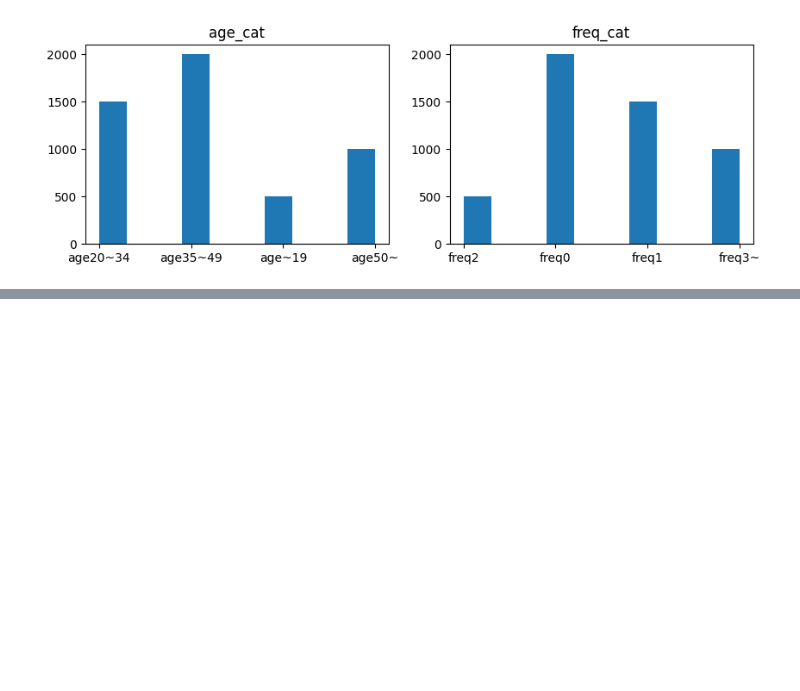
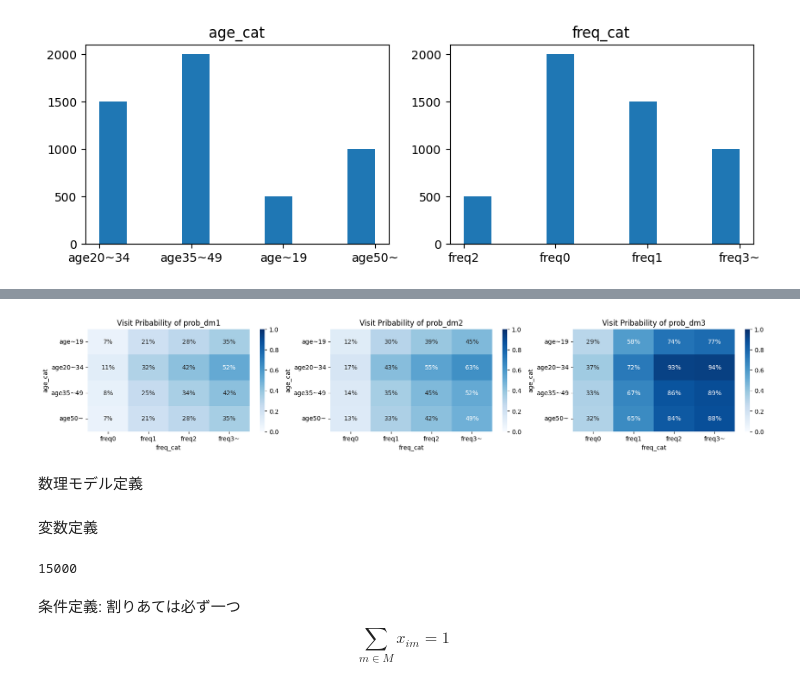
Before and after one commit to akmiccom/python_optimize, a Jupyter notebook: notebooks/chapter_04.ipynb, the cells around one changed output, grey strips where cells are left out. Saved outputs shown, nothing was run; the diff lists cells and outputs as text; code cells hidden in the pictures; blank space fills up the shorter version.

```diff
--- a/notebooks/chapter_04.ipynb
+++ b/notebooks/chapter_04.ipynb
@@ -16,4 +17,4 @@ import seaborn as sns
 # %%
 files = glob('../*/*coupon/*.csv')
-customers_df = pd.read_csv(files[0])
-visit_probability_df = pd.read_csv(files[1])
+cust_df = pd.read_csv(files[0])
+prob_df = pd.read_csv(files[1])
@@ -73,0 +78,12 @@ visit_probability_df
+# %%
+fig, axs = plt.subplots(1, 3, figsize=(20, 3))
+for i, ptn in enumerate(['prob_dm1', 'prob_dm2', 'prob_dm3']):
+    prob_pivot_df = pd.pivot_table(data=prob_df, values=ptn, columns='freq_cat', index='age_cat')
+    prob_pivot_df = prob_pivot_df.reindex(['age~19', 'age20~34', 'age35~49', 'age50~'])
+    sns.heatmap(prob_pivot_df, vmin=0, vmax=1, annot=True, fmt='.0%', cmap='Blues', ax=axs[i])
+    axs[i].set_title(f'Visit Pribability of {ptn}')
+plt.show()
+# %% [output]
+[figure, added]
+# %% [markdown]
+数理モデル定義
@@ -73,0 +92,16 @@ visit_probability_df
+# %% [markdown]
+変数定義
+# %%
+I = cust_df['customer_id'].to_list()
+M = [i+1 for i in range(3)]
+
+xim = {}
+for i in I:
+    for m in M:
+        xim[i, m] = LpVariable(name=f'xim({i},{m})', cat='Binary')
+len(xim)
+# %% [output]
+15000
+# %% [markdown]
+条件定義: 割りあては必ず一つ
+$$ \sum_{m\in M} x_{im} = 1 $$
```
Also changed, not shown: parts of 21 cells of this notebook, 3 other files.
